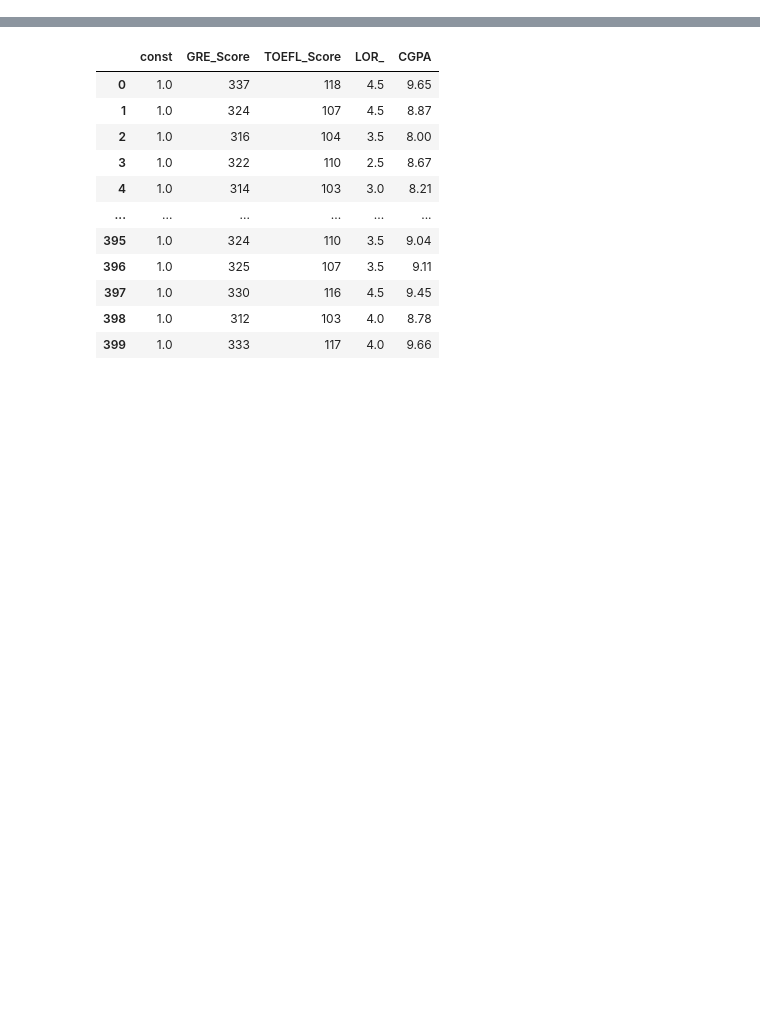
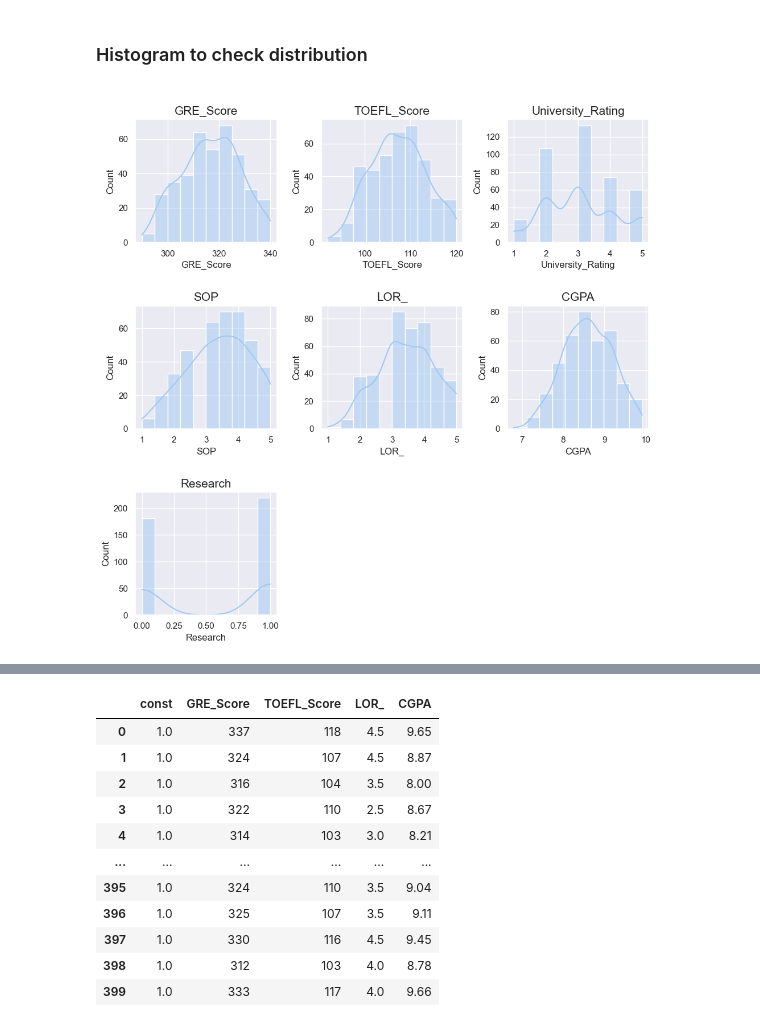
Before and after one commit to MaricrisResma/Python-Sudoku-Game, a Jupyter notebook: MidTerm/Dev/multiple lr - admissions.ipynb, the cells around one changed output, grey strips where cells are left out. Drawn from its saved outputs; the diff is of its cells as text; code cells hidden in the pictures; blank space fills up the shorter version.

```diff
--- a/MidTerm/Dev/multiple lr - admissions.ipynb
+++ b/MidTerm/Dev/multiple lr - admissions.ipynb
@@ -19,0 +171,7 @@ model_data.columns = model_data.columns.str.replace(' ', '_')
+# %%
+# model_data_columns = model_data.columns
+# # type(model_data.Research)
+# type(model_data['Research'])
+y = model_data['Chance_of_Admit_']
+model_data_2 = model_data.drop(columns=['Serial_No.','Chance_of_Admit_'])
+model_data_2
@@ -19,0 +192,18 @@ model_data.columns = model_data.columns.str.replace(' ', '_')
+# %% [markdown]
+<!-- Univariate Analysis -->
+### Histogram to check distribution
+# %%
+plt.figure(figsize = (10, 10))
+plotnumber = 1
+
+for eachCol in model_data_2:
+    x = model_data_2[eachCol]
+    # if x.name != hue_data.name:
+    ax = plt.subplot(3, 3, plotnumber)
+    sns.histplot(x = x, data = y, ax = ax, bins = 10, kde=True)
+    plt.title(f"\n{model_data_2[eachCol].name}", fontsize = SUBPLOT_FONTSIZE)
+    plotnumber += 1
+plt.tight_layout()
+plt.show()
+# %% [output]
+[figure, added]
```
Also changed, not shown: parts of 50 cells of this notebook.
